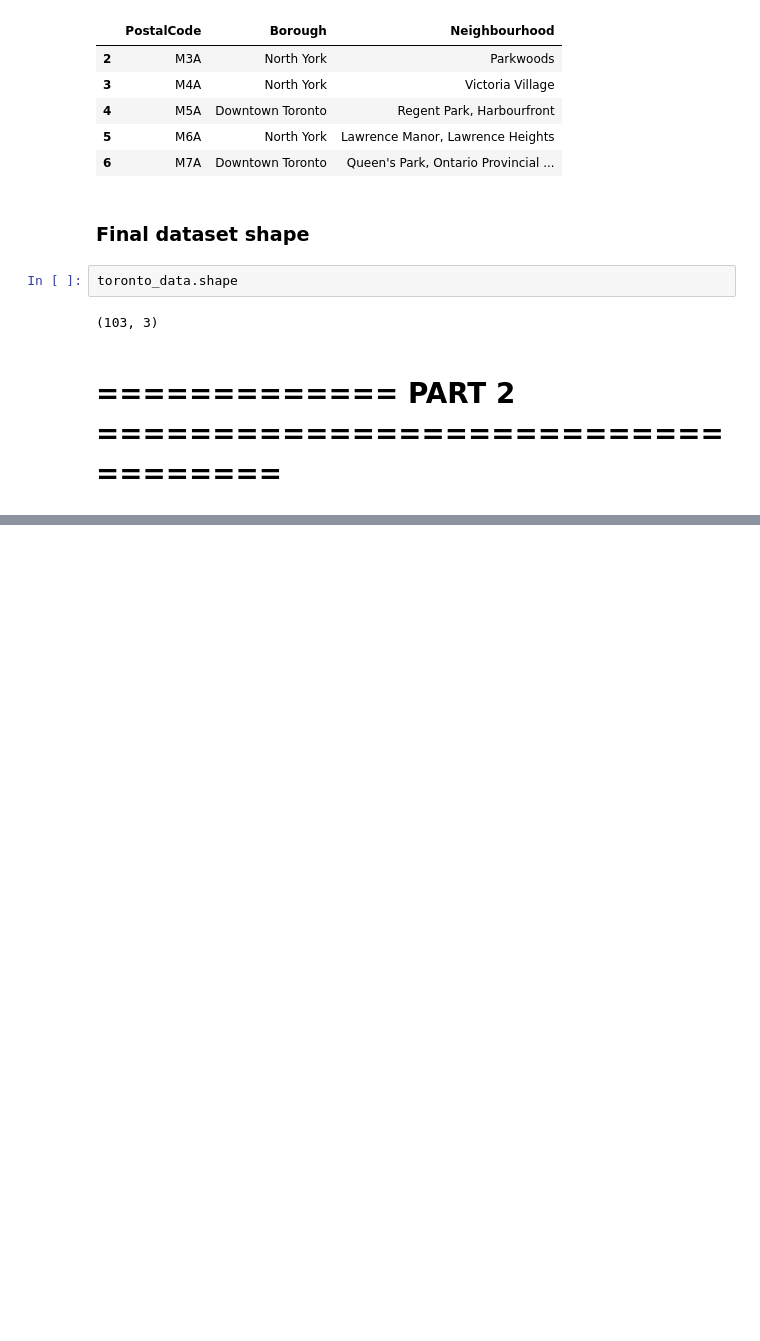
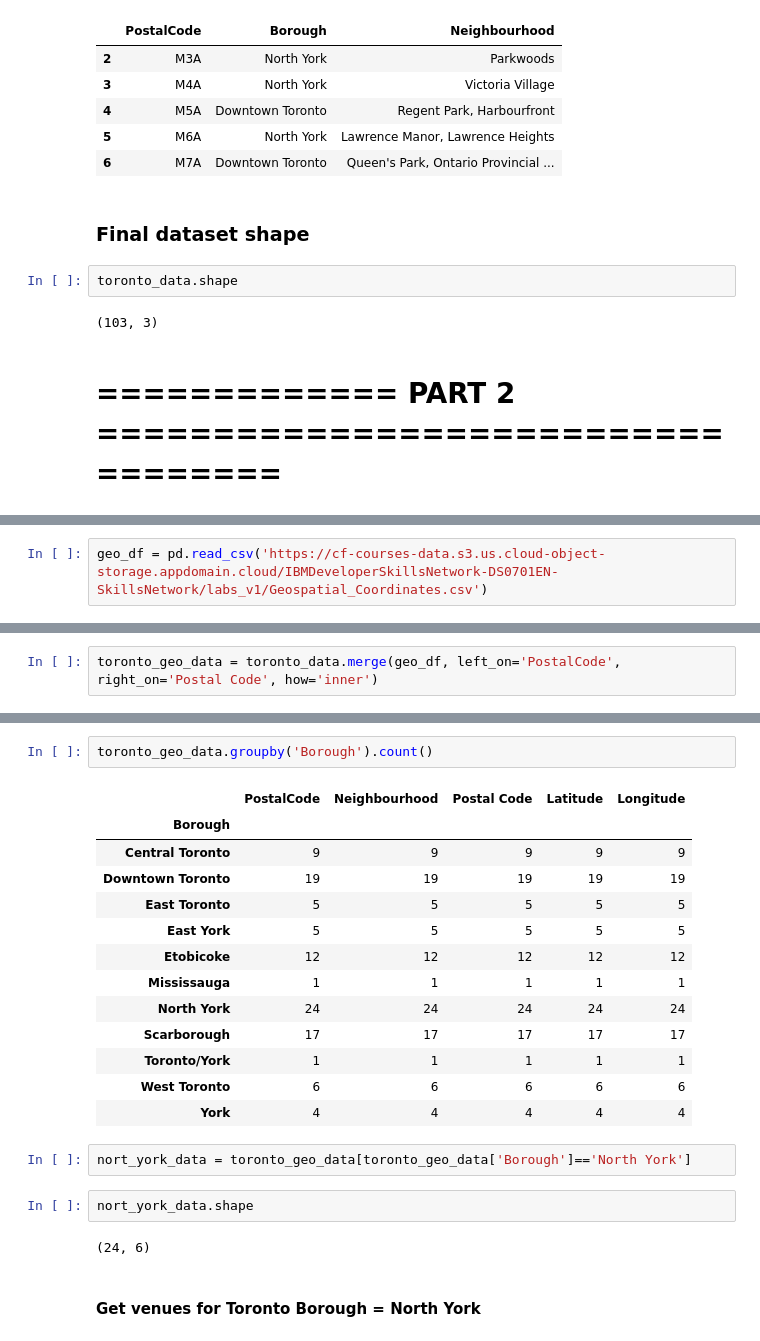
Before and after one commit to storwood/Coursera_Capstone, a Jupyter notebook: Segmenting_and_Clustering_Neighborhoods_in_Toronto.ipynb, the cells around one changed output, grey strips where cells are left out. Cells and saved outputs as stored; diff of their text form; blank space fills up the shorter version.

Commit message:
project done, ready to submit to coursera

```diff
--- a/Segmenting_and_Clustering_Neighborhoods_in_Toronto.ipynb
+++ b/Segmenting_and_Clustering_Neighborhoods_in_Toronto.ipynb
@@ -57,0 +80,2 @@ toronto_data.shape
+# %%
+geo_df = pd.read_csv('https://cf-courses-data.s3.us.cloud-object-storage.appdomain.cloud/IBMDeveloperSkillsNetwork-DS0701EN-SkillsNetwork/labs_v1/Geospatial_Coordinates.csv')
@@ -57,0 +95,2 @@ toronto_data.shape
+# %%
+toronto_geo_data = toronto_data.merge(geo_df, left_on='PostalCode', right_on='Postal Code', how='inner')
@@ -57,0 +153,24 @@ toronto_data.shape
+# %%
+toronto_geo_data.groupby('Borough').count()
+# %% [output]
+|  | PostalCode | Neighbourhood | Postal Code | Latitude | Longitude |
+| Borough |  |  |  |  |  |
+| Central Toronto | 9 | 9 | 9 | 9 | 9 |
+| Downtown Toronto | 19 | 19 | 19 | 19 | 19 |
+| East Toronto | 5 | 5 | 5 | 5 | 5 |
+| East York | 5 | 5 | 5 | 5 | 5 |
+| Etobicoke | 12 | 12 | 12 | 12 | 12 |
+| Mississauga | 1 | 1 | 1 | 1 | 1 |
+| North York | 24 | 24 | 24 | 24 | 24 |
+| Scarborough | 17 | 17 | 17 | 17 | 17 |
+| Toronto/York | 1 | 1 | 1 | 1 | 1 |
+| West Toronto | 6 | 6 | 6 | 6 | 6 |
+| York | 4 | 4 | 4 | 4 | 4 |
+# %%
+nort_york_data = toronto_geo_data[toronto_geo_data['Borough']=='North York']
+# %%
+nort_york_data.shape
+# %% [output]
+(24, 6)
+# %% [markdown]
+#### Get venues for Toronto Borough = North York
```
Also changed, not shown: parts of 32 cells of this notebook.
